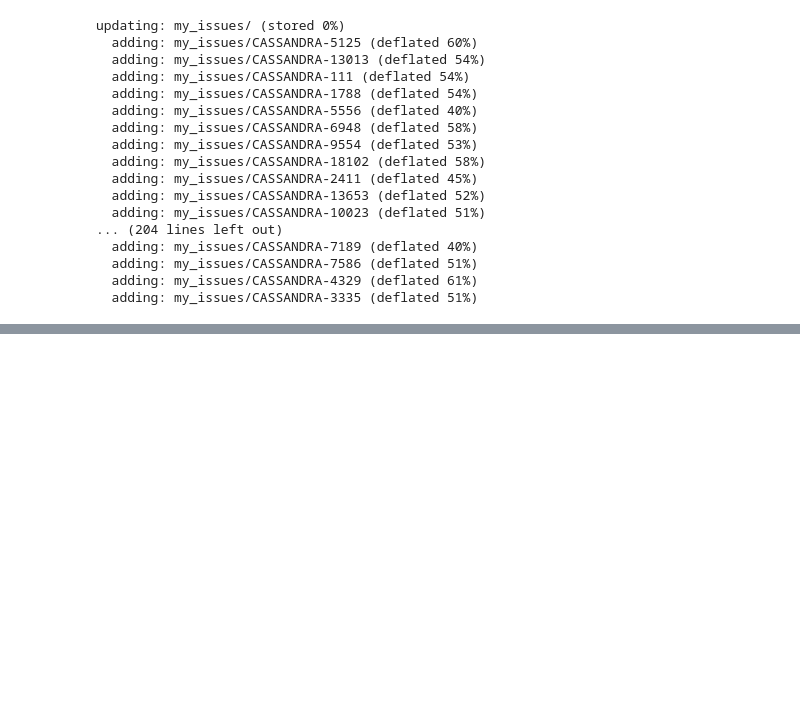
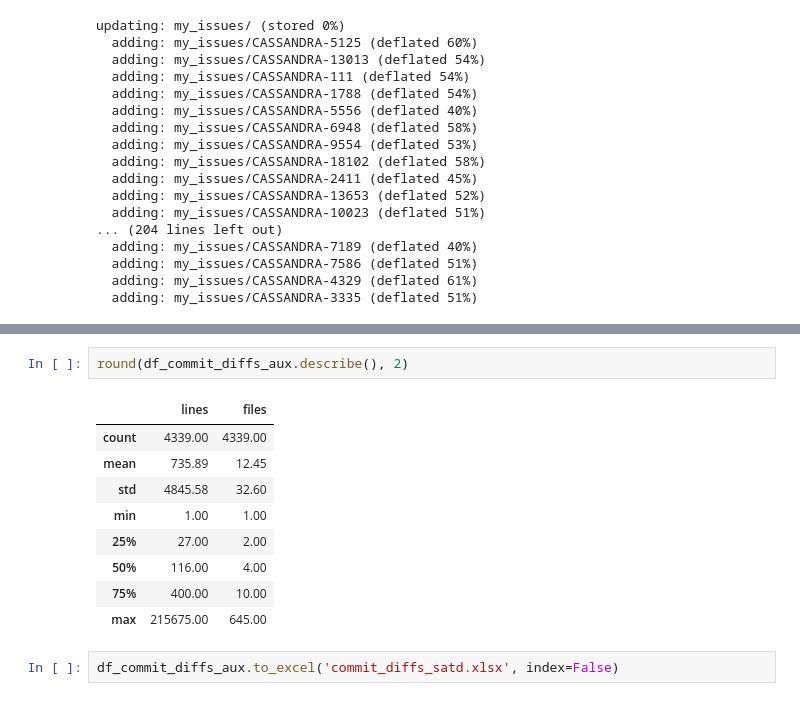
Before and after one commit to armandossrecife/my_validation3, a Jupyter notebook: my_analysis_cassandra.ipynb, the cells around one changed output, grey strips where cells are left out. Drawn from its saved outputs; the diff is of its cells as text; blank space fills up the shorter version.

```diff
--- a/my_analysis_cassandra.ipynb
+++ b/my_analysis_cassandra.ipynb
@@ -799,0 +1196,14 @@ updating: my_issues/ (stored 0%)
+# %%
+round(df_commit_diffs_aux.describe(), 2)
+# %% [output]
+|  | lines | files |
+| count | 4339.00 | 4339.00 |
+| mean | 735.89 | 12.45 |
+| std | 4845.58 | 32.60 |
+| min | 1.00 | 1.00 |
+| 25% | 27.00 | 2.00 |
+| 50% | 116.00 | 4.00 |
+| 75% | 400.00 | 10.00 |
+| max | 215675.00 | 645.00 |
+# %%
+df_commit_diffs_aux.to_excel('commit_diffs_satd.xlsx', index=False)
```
Also changed, not shown: parts of 39 cells of this notebook.
